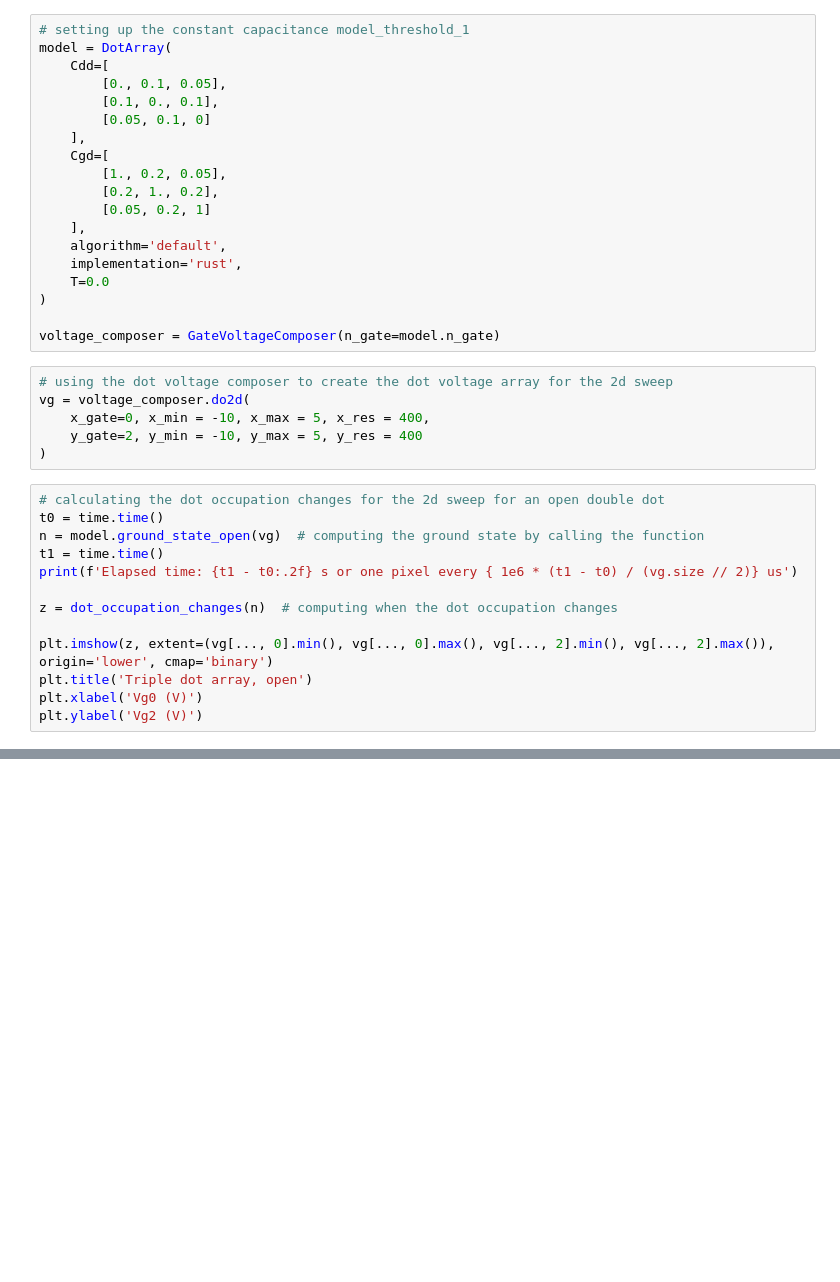
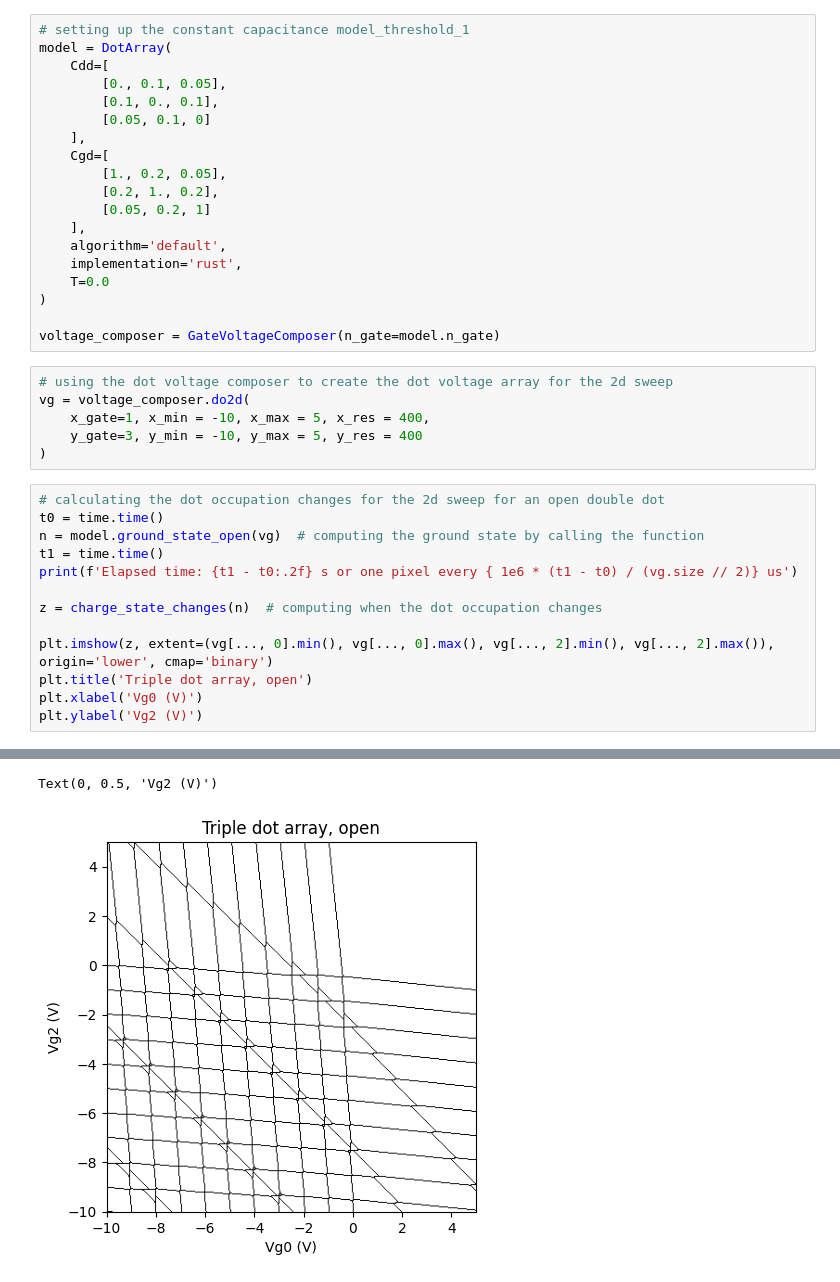
Before and after one commit to b-vanstraaten/qarray, a Jupyter notebook: examples/triple_dot.ipynb, the cells around one changed output, grey strips where cells are left out. Saved outputs shown, nothing was run; the diff lists cells and outputs as text; blank space fills up the shorter version.

Commit message:
renaming dot_occupation_changes to charge_state_changes

```diff
--- a/examples/triple_dot.ipynb
+++ b/examples/triple_dot.ipynb
@@ -25,8 +25,8 @@ voltage_composer = GateVoltageComposer(n_gate=model.n_gate)
 # %%
 # using the dot voltage composer to create the dot voltage array for the 2d sweep
 vg = voltage_composer.do2d(
-    x_gate=0, x_min = -10, x_max = 5, x_res = 400,
-    y_gate=2, y_min = -10, y_max = 5, y_res = 400
+    x_gate=1, x_min = -10, x_max = 5, x_res = 400,
+    y_gate=3, y_min = -10, y_max = 5, y_res = 400
 )
 # %%
 # calculating the dot occupation changes for the 2d sweep for an open double dot
@@ -35,9 +35,10 @@ n = model.ground_state_open(vg)  # computing the ground state by calling the fun
 t1 = time.time()
 print(f'Elapsed time: {t1 - t0:.2f} s or one pixel every { 1e6 * (t1 - t0) / (vg.size // 2)} us')
 
-z = dot_occupation_changes(n)  # computing when the dot occupation changes
+z = charge_state_changes(n)  # computing when the dot occupation changes
 
 plt.imshow(z, extent=(vg[..., 0].min(), vg[..., 0].max(), vg[..., 2].min(), vg[..., 2].max()), origin='lower', cmap='binary')
 plt.title('Triple dot array, open')
 plt.xlabel('Vg0 (V)')
 plt.ylabel('Vg2 (V)')
+# %% [output]
@@ -44,3 +46,5 @@ plt.ylabel('Vg2 (V)')
+Text(0, 0.5, 'Vg2 (V)')
+[figure, added]
 # %%
 # calculating the dot occupation changes for the 2d sweep for an closed double dot containing 2 holes
 t0 = time.time()
```
Also changed, not shown: parts of 3 cells of this notebook, 20 other files.
